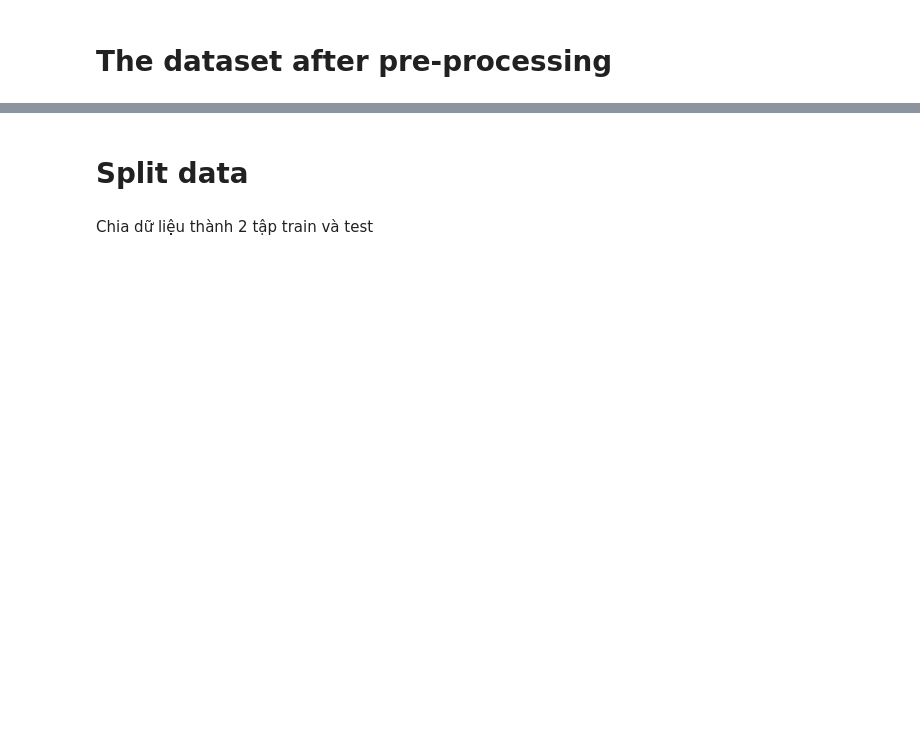
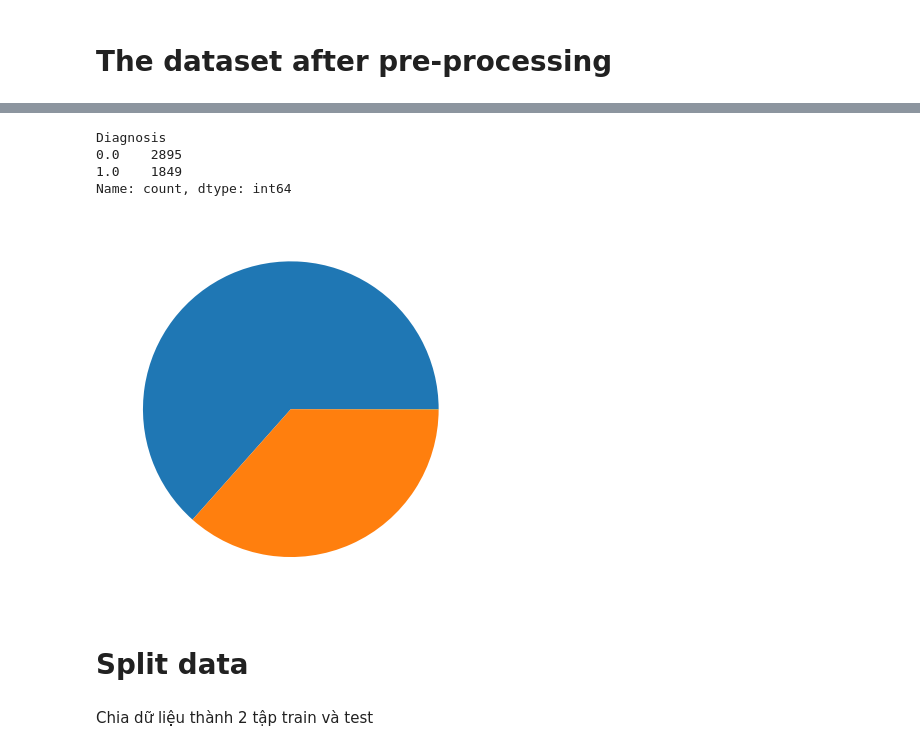
Before and after one commit to tathithienthanh/DataAnalysis_Diagnosis-of-diabetes-based-on-data-set-of-blood-test-result, a Jupyter notebook: PTDL_BTL.ipynb, the cells around one changed output, grey strips where cells are left out. Saved outputs shown, nothing was run; the diff lists cells and outputs as text; code cells hidden in the pictures; blank space fills up the shorter version.

```diff
--- a/PTDL_BTL.ipynb
+++ b/PTDL_BTL.ipynb
@@ -506,3 +669,15 @@ df
+# %%
+df['Diagnosis'].value_counts()
+# %% [output]
+Diagnosis
+0.0    2895
+1.0    1849
+Name: count, dtype: int64
+# %%
+plt.pie(df['Gender'].value_counts())
+plt.show()
+# %% [output]
+[figure, added]
 # %% [markdown]
 # Split data
 # %% [markdown]
```
Also changed, not shown: parts of 22 cells of this notebook.
